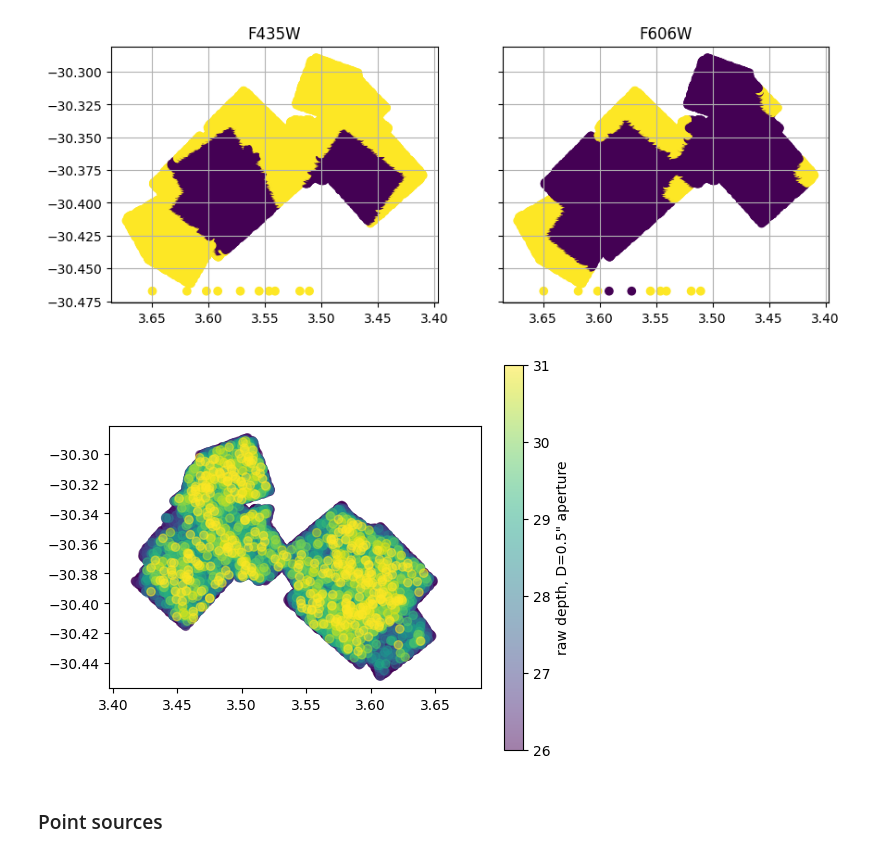
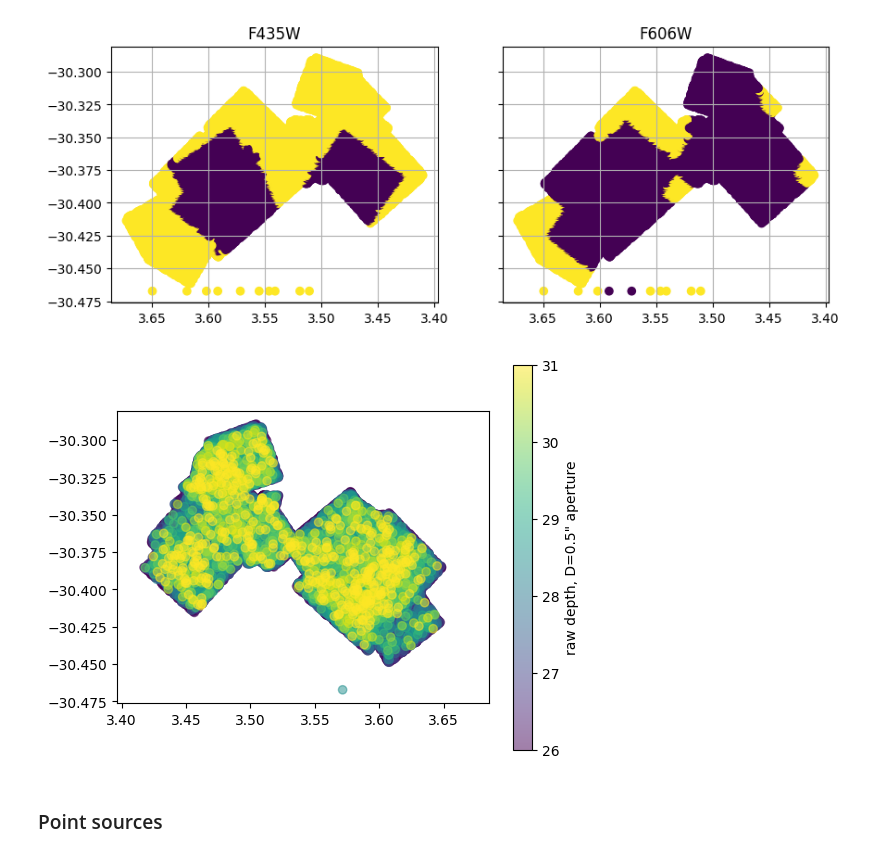
Before and after one commit to mayamerch/block-3-project, a Jupyter notebook: abell 2744.ipynb, the cells around one changed output. Cells and saved outputs as stored; diff of their text form; code cells hidden in the pictures.

```diff
--- a/abell 2744.ipynb
+++ b/abell 2744.ipynb
@@ -43,7 +43,7 @@ url_path = 'https://s3.amazonaws.com/grizli-v2/JwstMosaics/v7'
 
 NB: All photometry given in `fnu` flux densities with units of `microJansky` (AB zeropoint = 23.9).
 # %%
-phot = utils.read_catalog(f'{url_path}/{field}_phot.fits')
+phot = utils.read_catalog(f'{url_path}/{field}-fix_phot_apcorr.fits') # changed
 print(type(phot))
 phot.columns
 # %% [output]
@@ -166,16 +170,16 @@ for ax in axes:
 [figure]
 # %%
 # 5-sigma depth in the D=0.5" aperture
-depth = 23.9 - 2.5*np.log10(phot['f606w_flux_aper_2']*5) # how do you get 23.9?
+depth = 23.9 - 2.5*np.log10(phot['f606w_flux_aper_1']*5) # how do you get 23.9?
 fig, ax = plt.subplots(1,1,figsize=(6,5))
 ax.set_aspect(1./cosd)
 so = np.argsort(depth)
 sc = ax.scatter(phot['ra'][so], phot['dec'][so], c=depth[so], vmin=26, vmax=31, alpha=0.5)
 ax.set_xlim(*axes[0].get_xlim()[::-1])
 cb = plt.colorbar(sc)
 cb.set_label('raw depth, D=0.5" aperture')
 # %% [output]
-[figure, old version]
+[figure, new version]
 # %% [markdown]
 ### Point sources
 # %%
```
Also changed, not shown: parts of 25 cells of this notebook.
